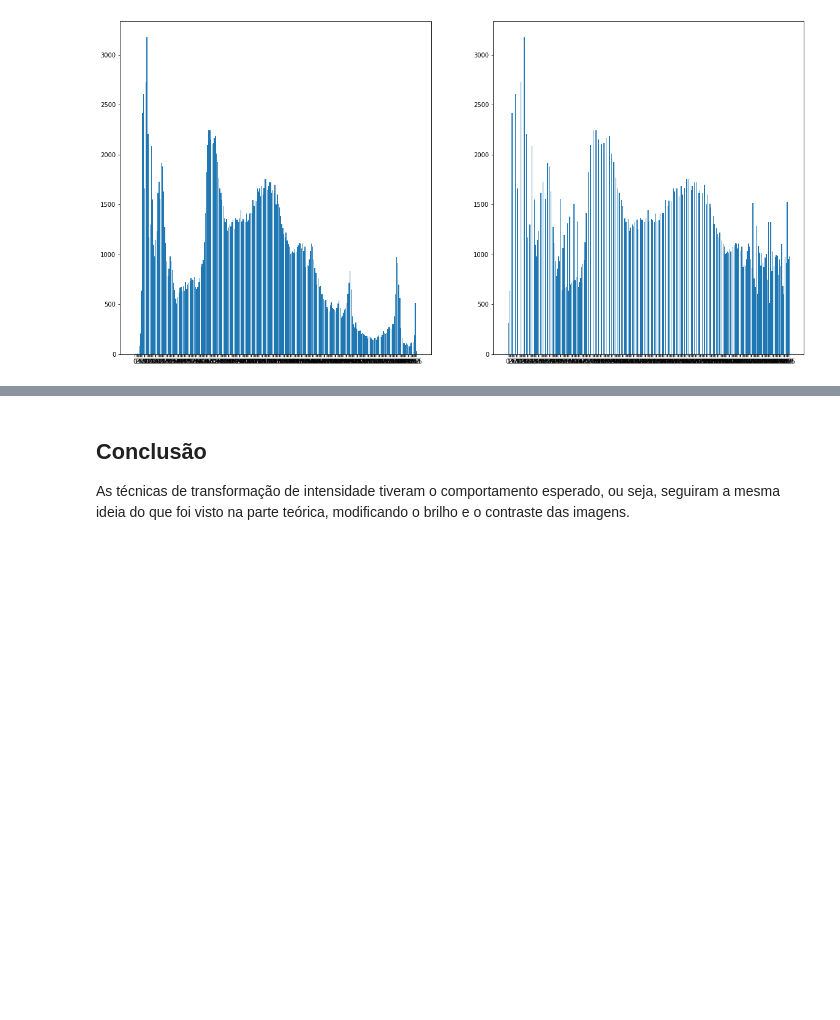
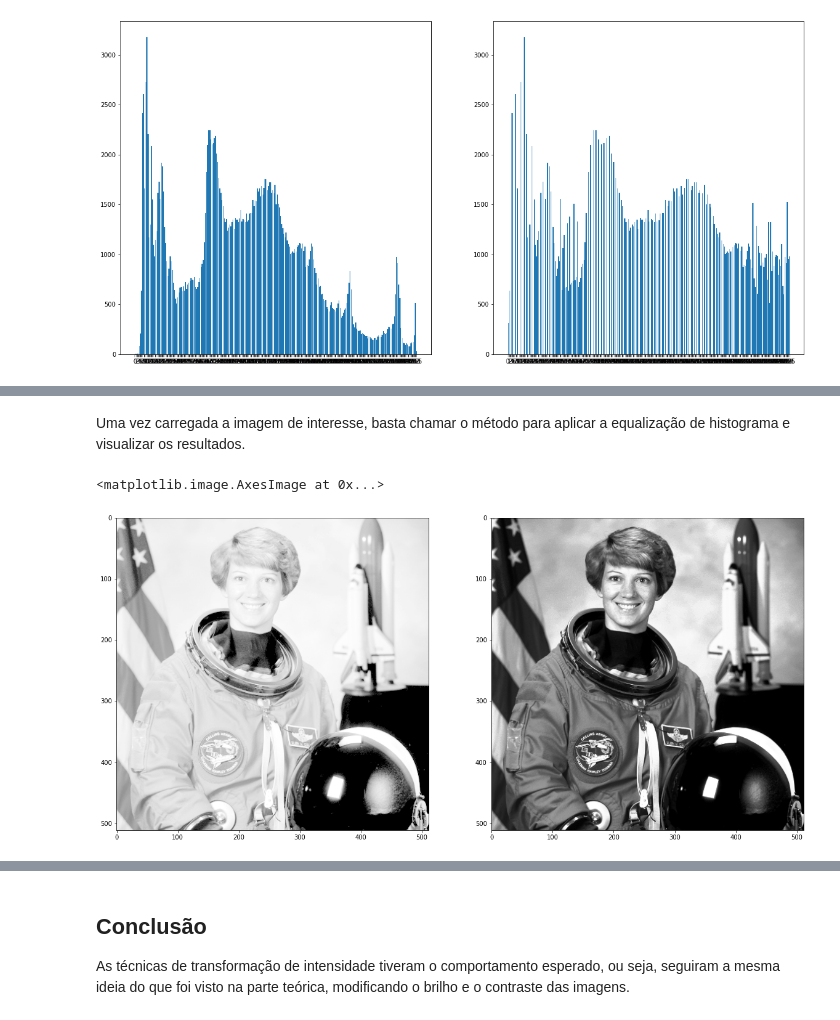
Before and after one commit to AlvaroCavalcante/digital-image-processing, a Jupyter notebook: PDI - Exercício 2.ipynb, the cells around one changed output, grey strips where cells are left out. Drawn from its saved outputs; the diff is of its cells as text; code cells hidden in the pictures; blank space fills up the shorter version.

```diff
--- a/PDI - Exercício 2.ipynb
+++ b/PDI - Exercício 2.ipynb
@@ -293,0 +299,10 @@ O histograma original e equalizado são exibidos acima, sendo possível notar um
+# %%
+def apply_hist_eq(img):
+    new_histogram = instantiate_histogram()
+    new_histogram = count_intensity_values(new_histogram, img)
+    n_pixels = img.shape[0] * img.shape[1]
+    hist_proba = get_hist_proba(new_histogram, n_pixels)
+    accumulated_proba = get_accumulated_proba(hist_proba)
+    new_gray_value = get_new_gray_value(accumulated_proba)
+    eq_img = equalize_hist(img.copy(), new_gray_value)
+    return eq_img
@@ -293,0 +319,10 @@ O histograma original e equalizado são exibidos acima, sendo possível notar um
+# %% [markdown]
+Uma vez carregada a imagem de interesse, basta chamar o método para aplicar a equalização de histograma e visualizar os resultados.
+# %%
+eq_img = apply_hist_eq(log_image)
+figure, axarr = plt.subplots(1,2, figsize=(20, 10))
+axarr[0].imshow(log_image, cmap='gray')
+axarr[1].imshow(eq_img, cmap='gray')
+# %% [output]
+<matplotlib.image.AxesImage at 0x...>
+[figure, added]
```
Also changed, not shown: parts of 10 cells of this notebook, 1 other file.
